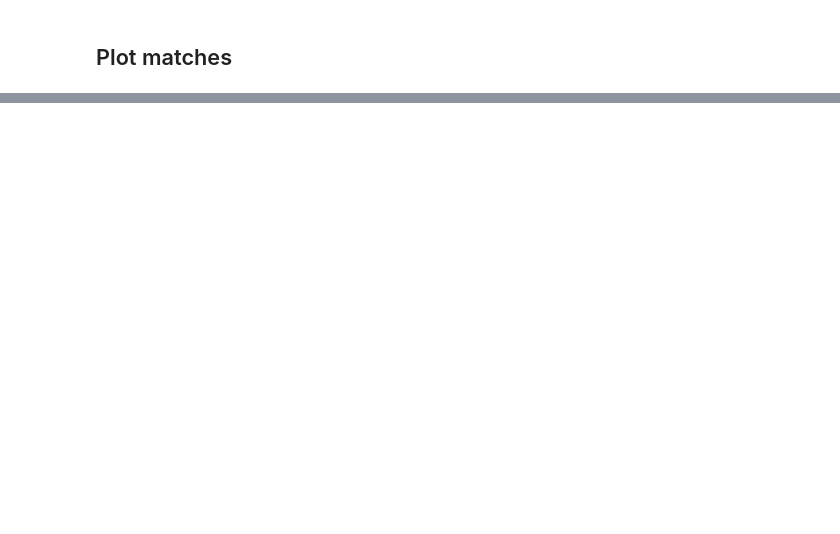
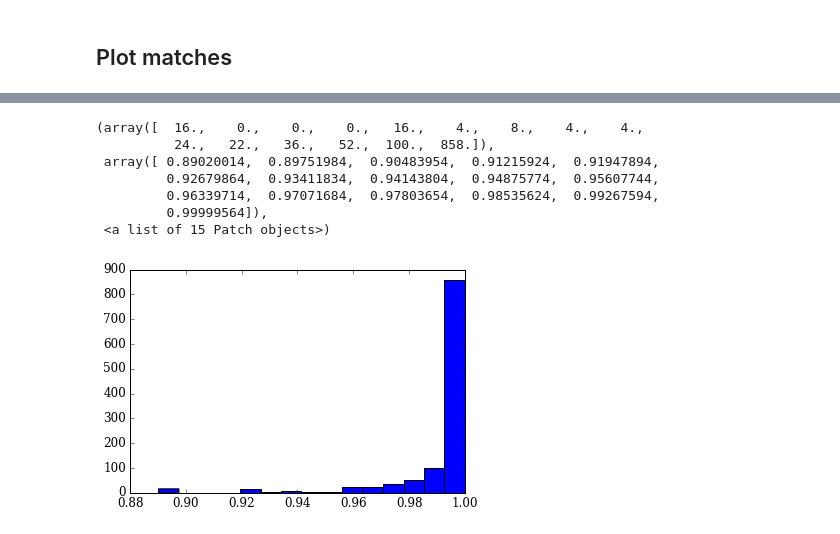
Before and after one commit to llondon6/review_ringdownFD_nikhef, a Jupyter notebook: factory/mmrdns_faithfullness.ipynb, the cells around one changed output, grey strips where cells are left out. Cells and saved outputs as stored; diff of their text form; code cells hidden in the pictures; blank space fills up the shorter version.

```diff
--- a/factory/mmrdns_faithfullness.ipynb
+++ b/factory/mmrdns_faithfullness.ipynb
@@ -389,0 +388,11 @@ NameError: name 'NOTEBOOK_FULL_PATH' is not defined
+# %%
+hist( match_info['samples']['match'],15 )
+# %% [output]
+(array([  16.,    0.,    0.,    0.,   16.,    4.,    8.,    4.,    4.,
+          24.,   22.,   36.,   52.,  100.,  858.]),
+ array([ 0.89020014,  0.89751984,  0.90483954,  0.91215924,  0.91947894,
+         0.92679864,  0.93411834,  0.94143804,  0.94875774,  0.95607744,
+         0.96339714,  0.97071684,  0.97803654,  0.98535624,  0.99267594,
+         0.99999564]),
+ <a list of 15 Patch objects>)
+[figure, added]
```
Also changed, not shown: parts of 16 cells of this notebook, 4 other files.
